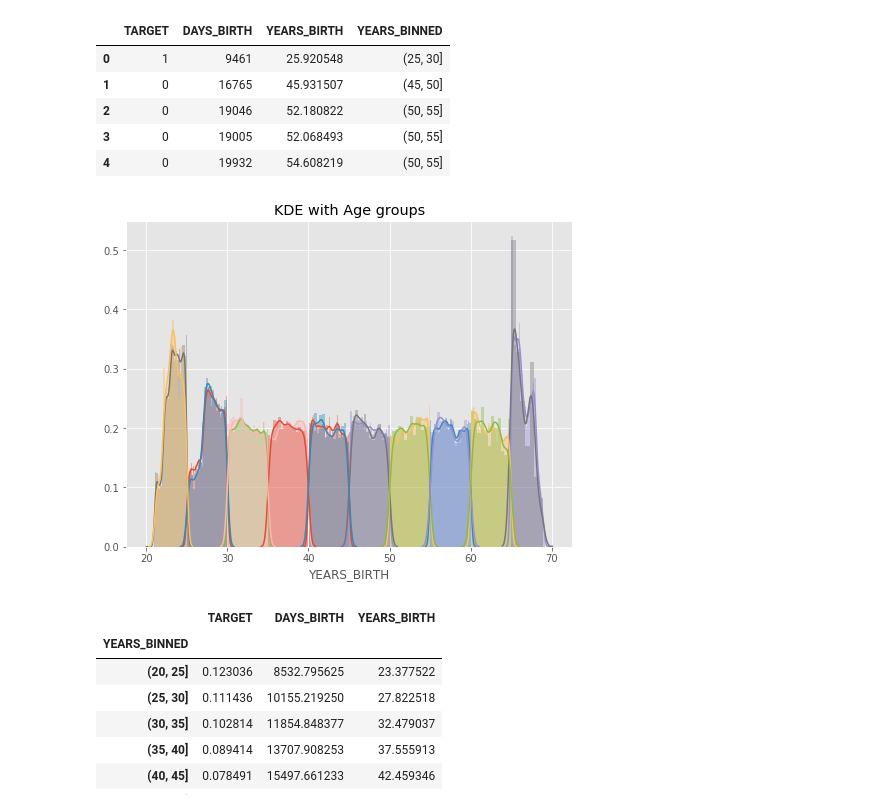
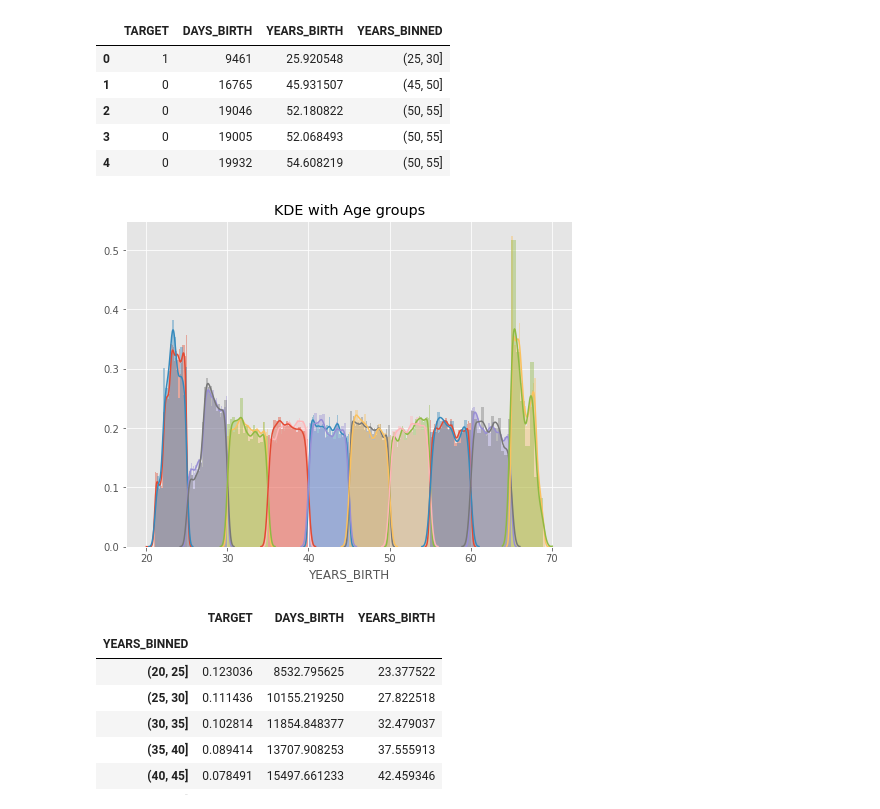
Before and after one commit to RuJun3/2nd-ML100Days, a Jupyter notebook: homework/Day_011_HW.ipynb, the cells around one changed output. Drawn from its saved outputs; the diff is of its cells as text; code cells hidden in the pictures.

```diff
--- a/homework/Day_011_HW.ipynb
+++ b/homework/Day_011_HW.ipynb
@@ -82,21 +82,21 @@ Name: YEARS_BINNED, dtype: int64
 # %%
 # 繪圖前先排序 / 分組
 """
 Your Code Here
 """
-year_group_sorted = age_data['YEARS_BINNED'].unique()
+year_group_sorted = np.sort(age_data['YEARS_BINNED'].unique())
 
 plt.figure(figsize=(8,6))
 for i in range(len(year_group_sorted)):
     sns.distplot(age_data.loc[(age_data['YEARS_BINNED'] == year_group_sorted[i]) & \
                               (age_data['TARGET'] == 0), 'YEARS_BIRTH'], label = str(year_group_sorted[i]))
 
     sns.distplot(age_data.loc[(age_data['YEARS_BINNED'] == year_group_sorted[i]) & \
                               (age_data['TARGET'] == 1), 'YEARS_BIRTH'], label = str(year_group_sorted[i]))
 plt.title('KDE with Age groups')
 plt.show()
 # %% [output]
-[figure, old version]
+[figure, new version]
 # %%
 # 計算每個年齡區間的 Target、DAYS_BIRTH與 YEARS_BIRTH 的平均值
 age_groups  = age_data.groupby('YEARS_BINNED').mean()
```
